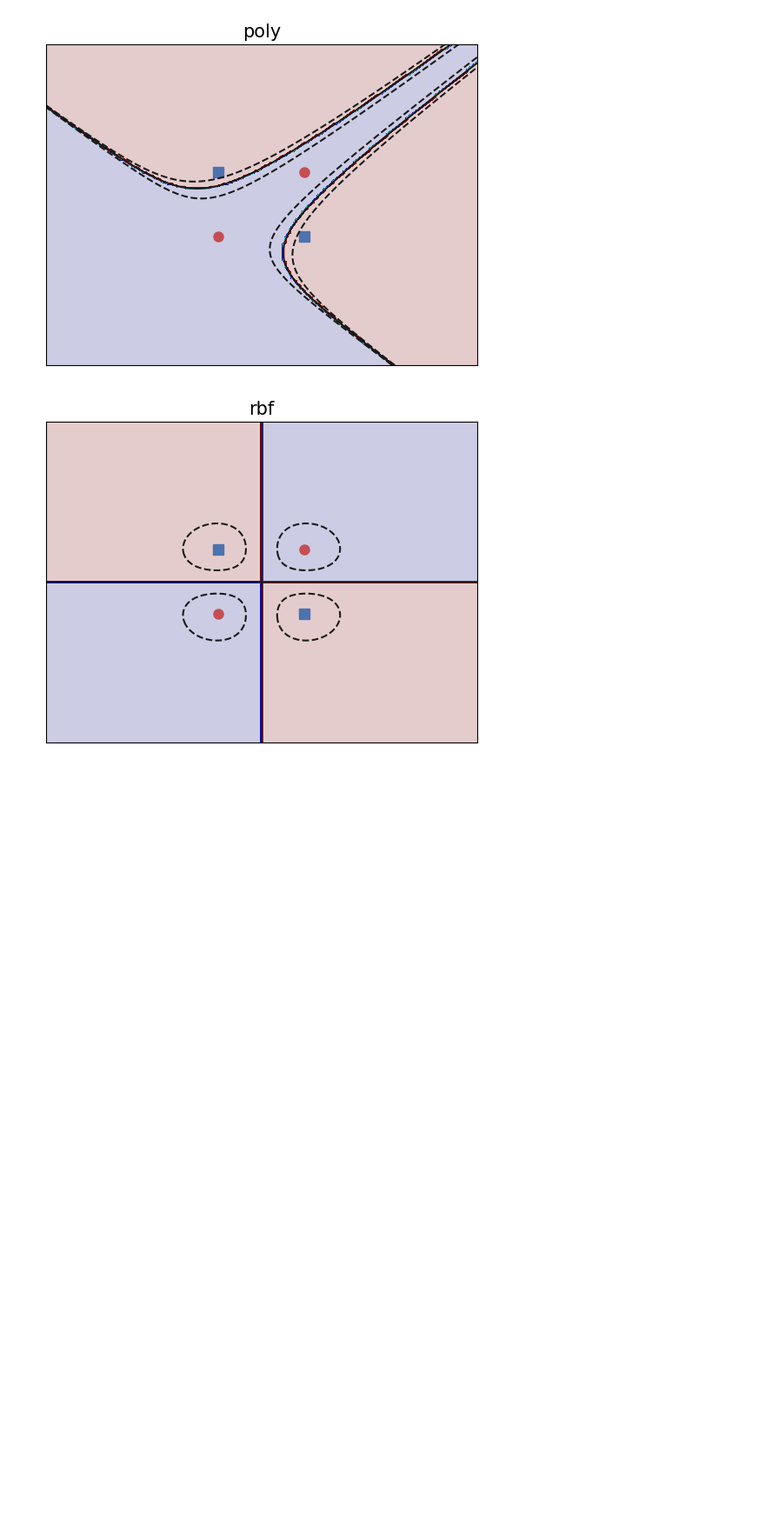
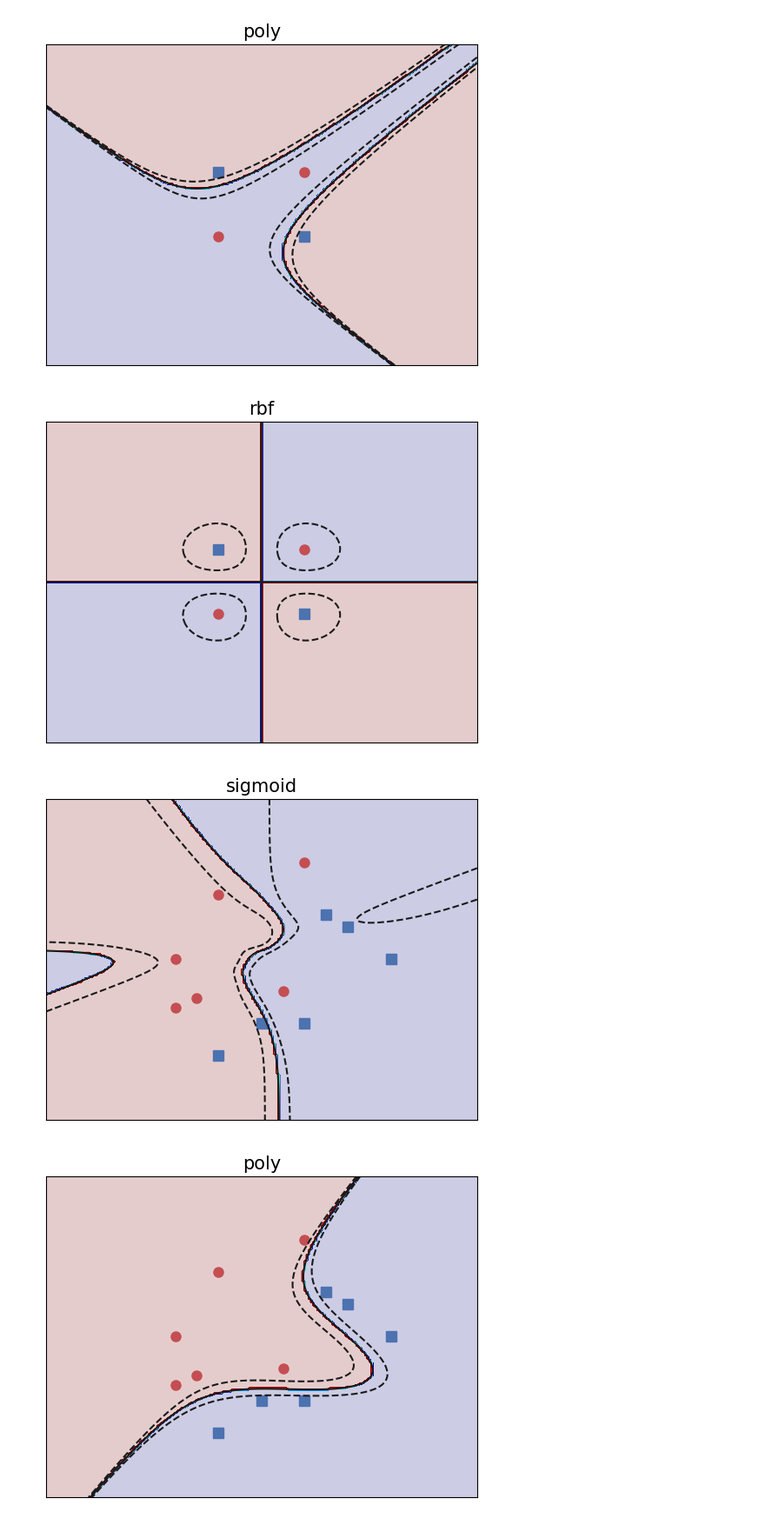
Before and after one commit to ThanhHung2112/Machine_learning, a Jupyter notebook: SVM/svm.ipynb, the cells around one changed output. Shown at 87% size. Cells and saved outputs as stored; diff of their text form; code cells hidden in the pictures; blank space fills up the shorter version.

```diff
--- a/SVM/svm.ipynb
+++ b/SVM/svm.ipynb
@@ -448,3 +350,74 @@ plt.show()
 [figure]
 [figure]
 [figure]
+# %%
+# XOR dataset and targets
+X = np.c_[(-1, -3),
+          (0, -2),
+          (1, -2),
+          (2, 1),
+          (3, 0),
+          (1.5, 1.4),
+          #---
+          (1, 3),
+          (0.5, -1),
+          (-1, 2),
+          (-2, -1.5),
+          (-2, 0),
+          (-1.5, -1.2)].T
+N = 6
+Y = [0] * N + [1] * N
+# figure number
+
+# means = [[2, 2], [4, 2]]
+# cov = [[.7, 0], [0, .7]]
+# N = 20
+# X0 = np.random.multivariate_normal(means[0], cov, N) # each row is a data point
+# X1 = np.random.multivariate_normal(means[1], cov, N)
+
+# X = np.vstack((X0, X1))
+# Y = [0]*N + [1]*N
+fignum = 1
+
+# fit the model
+for kernel in ('sigmoid', 'poly', 'rbf'):
+    clf = svm.SVC(kernel=kernel, gamma=1, coef0 = 1)
+    clf.fit(X, Y)
+    with PdfPages(kernel + '3.pdf') as pdf:
+        # plot the line, the points, and the nearest vectors to the plane
+        fig, ax = plt.subplots()
+        plt.figure(fignum, figsize=(4, 3))
+        plt.clf()
+
+        plt.scatter(clf.support_vectors_[:, 0], clf.support_vectors_[:, 1], s=80,
+                    facecolors='None')
+        plt.plot(X[:N, 0], X[:N, 1], 'bs', markersize = 8)
+        plt.plot(X[N:, 0], X[N:, 1], 'ro', markersize = 8)
+
+        plt.axis('tight')
+        x_min = -5
+        x_max = 5
+        y_min = -5
+        y_max = 5
+
+        XX, YY = np.mgrid[x_min:x_max:200j, y_min:y_max:200j]
+        Z = clf.decision_function(np.c_[XX.ravel(), YY.ravel()])
+
+        # Put the result into a color plot
+        Z = Z.reshape(XX.shape)
+        plt.figure(fignum, figsize=(4, 3))
+        CS = plt.contourf(XX, YY, np.sign(Z), 200, cmap='jet', alpha = .2)
+        plt.contour(XX, YY, Z, colors=['k', 'k', 'k'], linestyles=['--', '-', '--'],
+                    levels=[-.5, 0, .5])
+        plt.title(kernel, fontsize = 15)
+        plt.xlim(x_min, x_max)
+        plt.ylim(y_min, y_max)
+
+        plt.xticks(())
+        plt.yticks(())
+        fignum = fignum + 1
+        pdf.savefig()
+plt.show()
+# %% [output]
+[figure, added]
+[figure, added]
```
Also changed, not shown: parts of 25 cells of this notebook, 13 other files.
